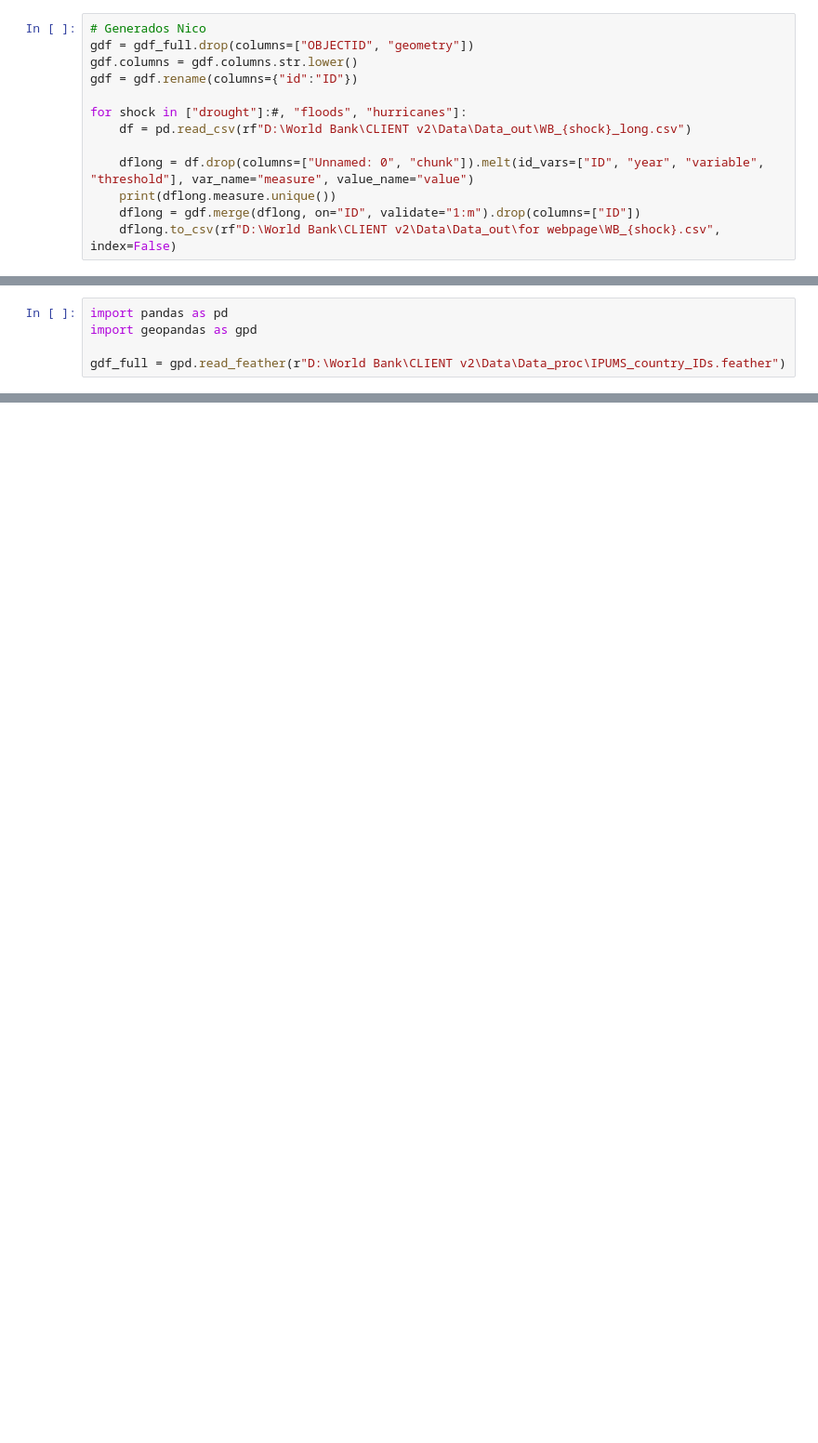
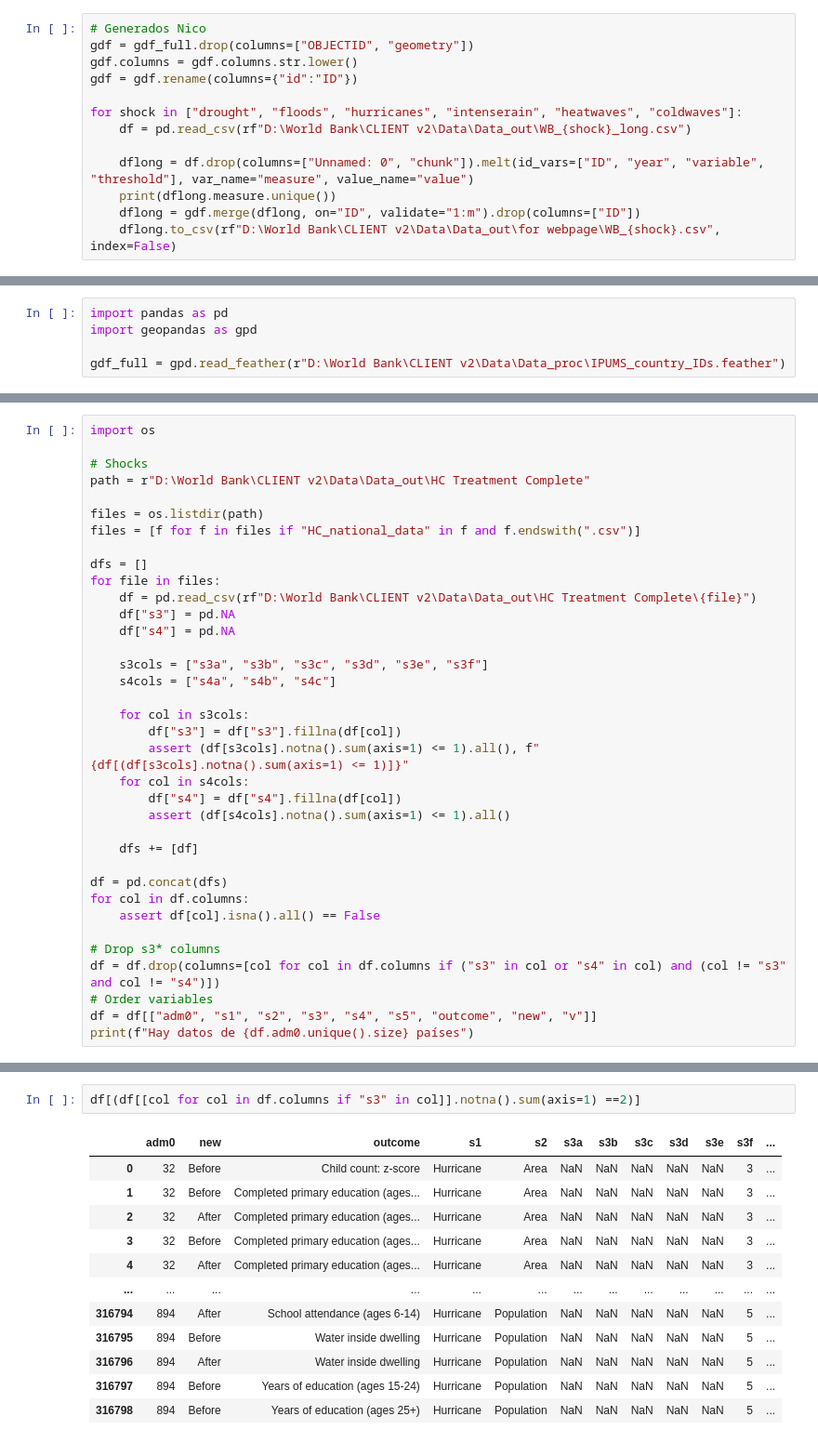
Before and after one commit to Queeno11/CLIENT-v2, a Jupyter notebook: 06_bases_webpage.ipynb, the cells around one changed output, grey strips where cells are left out. Shown at 93% size. Saved outputs shown, nothing was run; the diff lists cells and outputs as text; blank space fills up the shorter version.

```diff
--- a/06_bases_webpage.ipynb
+++ b/06_bases_webpage.ipynb
@@ -9,7 +11,7 @@ gdf = gdf_full.drop(columns=["OBJECTID", "geometry"])
 gdf.columns = gdf.columns.str.lower()
 gdf = gdf.rename(columns={"id":"ID"})
 
-for shock in ["drought"]:#, "floods", "hurricanes"]:
+for shock in ["drought", "floods", "hurricanes", "intenserain", "heatwaves", "coldwaves"]:
     df = pd.read_csv(rf"D:\World Bank\CLIENT v2\Data\Data_out\WB_{shock}_long.csv")
 
     dflong = df.drop(columns=["Unnamed: 0", "chunk"]).melt(id_vars=["ID", "year", "variable", "threshold"], var_name="measure", value_name="value")
@@ -124,0 +37,36 @@ melt.drop(columns=["variable_original"]).to_csv(r"D:\World Bank\CLIENT v2\Data\D
+# %%
+import os
+
+# Shocks
+path = r"D:\World Bank\CLIENT v2\Data\Data_out\HC Treatment Complete"
+
+files = os.listdir(path)
+files = [f for f in files if "HC_national_data" in f and f.endswith(".csv")]
+
+dfs = []
+for file in files:
+    df = pd.read_csv(rf"D:\World Bank\CLIENT v2\Data\Data_out\HC Treatment Complete\{file}")
+    df["s3"] = pd.NA
+    df["s4"] = pd.NA
+
+    s3cols = ["s3a", "s3b", "s3c", "s3d", "s3e", "s3f"]
+    s4cols = ["s4a", "s4b", "s4c"]
+
+    for col in s3cols:
+        df["s3"] = df["s3"].fillna(df[col])
+        assert (df[s3cols].notna().sum(axis=1) <= 1).all(), f"{df[(df[s3cols].notna().sum(axis=1) <= 1)]}"
+    for col in s4cols:
+        df["s4"] = df["s4"].fillna(df[col])
+        assert (df[s4cols].notna().sum(axis=1) <= 1).all()
+
+    dfs += [df]
+
+df = pd.concat(dfs)
+for col in df.columns:
+    assert df[col].isna().all() == False
+
+# Drop s3* columns
+df = df.drop(columns=[col for col in df.columns if ("s3" in col or "s4" in col) and (col != "s3" and col != "s4")])
+# Order variables
+df = df[["adm0", "s1", "s2", "s3", "s4", "s5", "outcome", "new", "v"]]
+print(f"Hay datos de {df.adm0.unique().size} países")
@@ -124,0 +75,15 @@ melt.drop(columns=["variable_original"]).to_csv(r"D:\World Bank\CLIENT v2\Data\D
+# %%
+df[(df[[col for col in df.columns if "s3" in col]].notna().sum(axis=1) ==2)]
+# %% [output]
+|  | adm0 | new | outcome | s1 | s2 | s3a | s3b | s3c | s3d | s3e | s3f | ... |
+| 0 | 32 | Before | Child count: z-score | Hurricane | Area | NaN | NaN | NaN | NaN | NaN | 3 | ... |
+| 1 | 32 | Before | Completed primary education (ages... | Hurricane | Area | NaN | NaN | NaN | NaN | NaN | 3 | ... |
+| 2 | 32 | After | Completed primary education (ages... | Hurricane | Area | NaN | NaN | NaN | NaN | NaN | 3 | ... |
+| 3 | 32 | Before | Completed primary education (ages... | Hurricane | Area | NaN | NaN | NaN | NaN | NaN | 3 | ... |
+| 4 | 32 | After | Completed primary education (ages... | Hurricane | Area | NaN | NaN | NaN | NaN | NaN | 3 | ... |
+| ... | ... | ... | ... | ... | ... | ... | ... | ... | ... | ... | ... | ... |
+| 316794 | 894 | After | School attendance (ages 6-14) | Hurricane | Population | NaN | NaN | NaN | NaN | NaN | 5 | ... |
+| 316795 | 894 | Before | Water inside dwelling | Hurricane | Population | NaN | NaN | NaN | NaN | NaN | 5 | ... |
+| 316796 | 894 | After | Water inside dwelling | Hurricane | Population | NaN | NaN | NaN | NaN | NaN | 5 | ... |
+| 316797 | 894 | Before | Years of education (ages 15-24) | Hurricane | Population | NaN | NaN | NaN | NaN | NaN | 5 | ... |
+| 316798 | 894 | Before | Years of education (ages 25+) | Hurricane | Population | NaN | NaN | NaN | NaN | NaN | 5 | ... |
```
Also changed, not shown: parts of 17 cells of this notebook, 7 other files.
